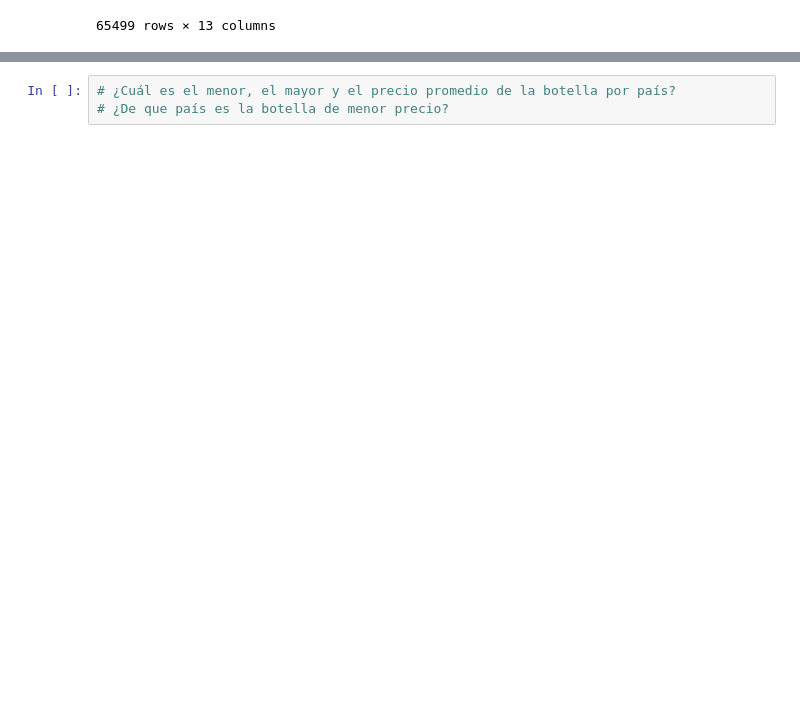
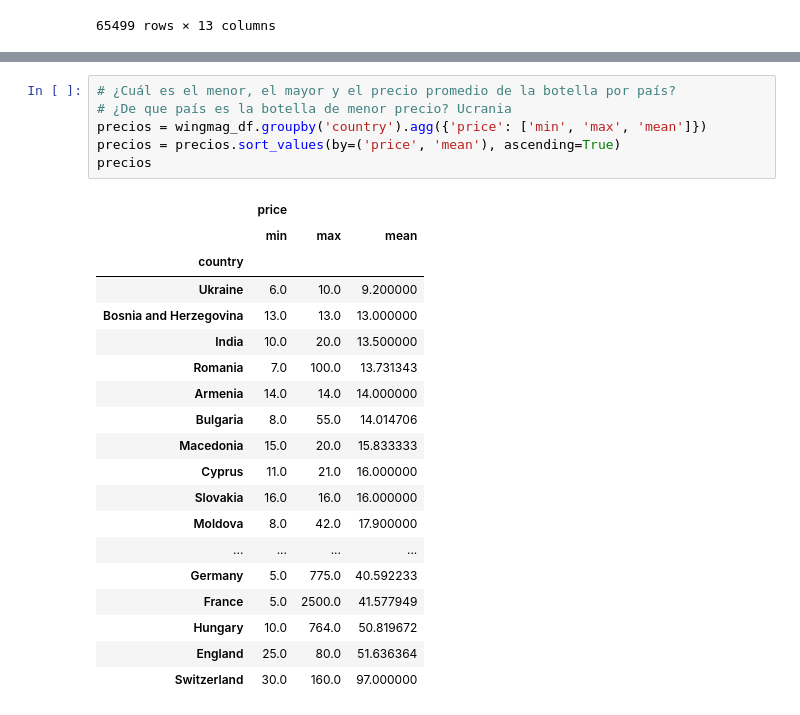
Before and after one commit to 3dgrapes/LibretasIntroducci-n, a Jupyter notebook: assets/libretas/intro-pandas.ipynb, the cells around one changed output, grey strips where cells are left out. Drawn from its saved outputs; the diff is of its cells as text; blank space fills up the shorter version.

```diff
--- a/assets/libretas/intro-pandas.ipynb
+++ b/assets/libretas/intro-pandas.ipynb
@@ -802,4 +809,27 @@ d
 # %%
 # ¿Cuál es el menor, el mayor y el precio promedio de la botella por país?
-# ¿De que país es la botella de menor precio?
+# ¿De que país es la botella de menor precio? Ucrania
+precios = wingmag_df.groupby('country').agg({'price': ['min', 'max', 'mean']})
+precios = precios.sort_values(by=('price', 'mean'), ascending=True)
+precios
+# %% [output]
+|  | price |  |  |
+|  | min | max | mean |
+| country |  |  |  |
+| Ukraine | 6.0 | 10.0 | 9.200000 |
+| Bosnia and Herzegovina | 13.0 | 13.0 | 13.000000 |
+| India | 10.0 | 20.0 | 13.500000 |
+| Romania | 7.0 | 100.0 | 13.731343 |
+| Armenia | 14.0 | 14.0 | 14.000000 |
+| Bulgaria | 8.0 | 55.0 | 14.014706 |
+| Macedonia | 15.0 | 20.0 | 15.833333 |
+| Cyprus | 11.0 | 21.0 | 16.000000 |
+| Slovakia | 16.0 | 16.0 | 16.000000 |
+| Moldova | 8.0 | 42.0 | 17.900000 |
+| ... | ... | ... | ... |
+| Germany | 5.0 | 775.0 | 40.592233 |
+| France | 5.0 | 2500.0 | 41.577949 |
+| Hungary | 10.0 | 764.0 | 50.819672 |
+| England | 25.0 | 80.0 | 51.636364 |
+| Switzerland | 30.0 | 160.0 | 97.000000 |
 # %%
```
Also changed, not shown: parts of 5 cells of this notebook.
